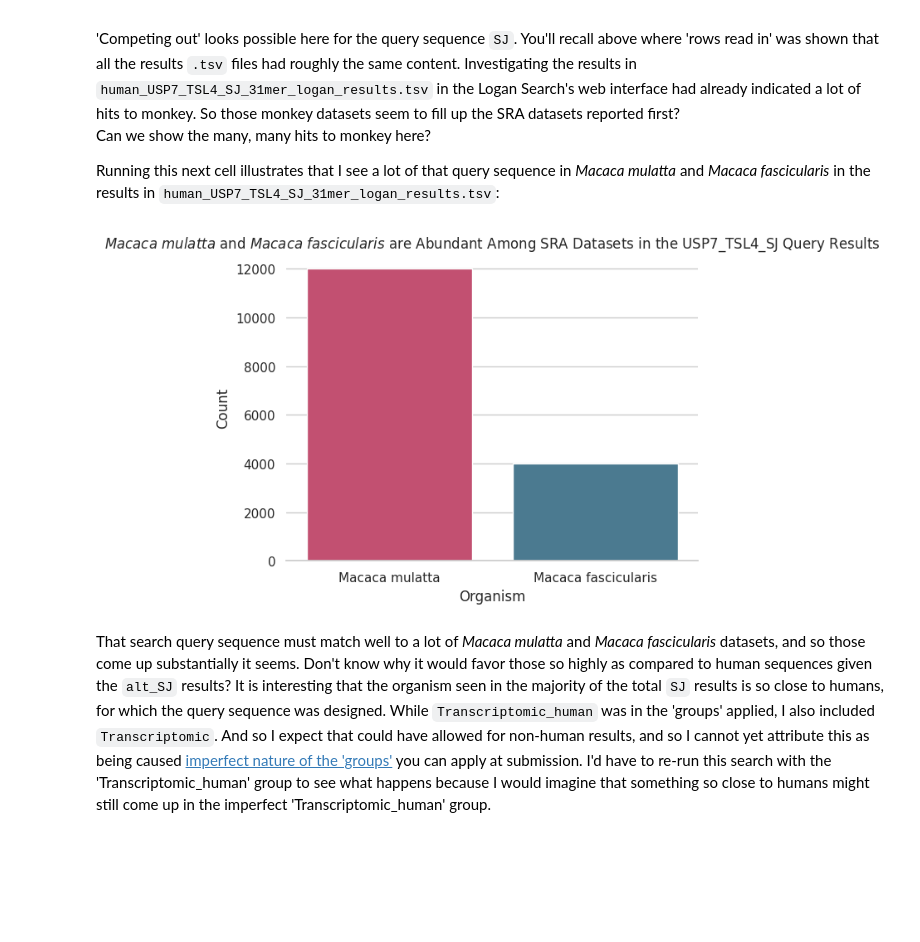
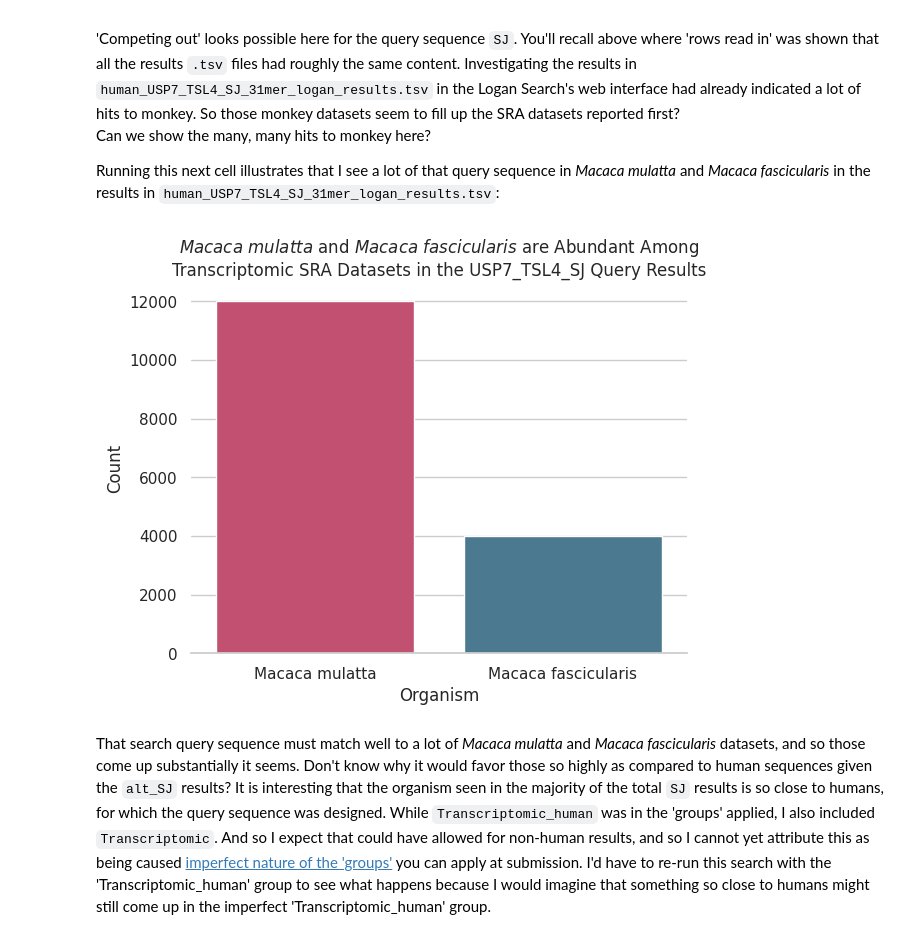
Before and after one commit to fomightez/logan_results_analysis-binder, a Jupyter notebook: notebooks/Working_with_Logan_Search_results_with_Python_in_Jupyter.ipynb, the cells around one changed output. Drawn from its saved outputs; the diff is of its cells as text; code cells hidden in the pictures; blank space fills up the shorter version.

Commit message:
highlight limited to transcriptomic groups

```diff
--- a/notebooks/Working_with_Logan_Search_results_with_Python_in_Jupyter.ipynb
+++ b/notebooks/Working_with_Logan_Search_results_with_Python_in_Jupyter.ipynb
@@ -190,32 +190,32 @@ Running this next cell illustrates that I see a lot of that query sequence in  *
 # %%
 # Look at *Macaca mulatta* and *Macaca fascicularis* in data for `USP7_TSL4_SJ`
 import seaborn as sns
 SJ_df = tags_and_dataframes_dict[1][1]
 
 import seaborn as sns
 import matplotlib.pyplot as plt
 
 # Filter the DataFrame
 filtered_df = SJ_df[SJ_df['organism'].isin(['Macaca mulatta', 'Macaca fascicularis'])]
 
 # Count occurrences of each organism
 organism_counts = filtered_df['organism'].value_counts()
 
 # Create the bar plot using seaborn
 #sns.barplot(x=organism_counts.index, y=organism_counts, hue=organism_counts.index, palette = sns.color_palette("Set2",2))
 #sns.barplot(x=organism_counts.index, y=organism_counts, hue=organism_counts.index, palette = sns.diverging_palette(220, 20, n=2))
 sns.set_theme(style="whitegrid")
 g = sns.barplot(x=organism_counts.index, y=organism_counts, hue=organism_counts.index, palette = sns.diverging_palette(0, 230, n=2))
 # Despine the plot (remove top and right spines and y-axis line)
 g.spines['top'].set_visible(False)
 g.spines['right'].set_visible(False)
 g.spines['left'].set_visible(False)
 plt.xlabel('Organism')
 plt.ylabel('Count')
-plt.title('$\mathit{Macaca\ mulatta}$ and $\mathit{Macaca\ fascicularis}$ are Abundant Among Transcriptomic SRA Datasets in the USP7_TSL4_SJ Query Results')
+plt.title('$\mathit{Macaca\ mulatta}$ and $\mathit{Macaca\ fascicularis}$ are Abundant Among\nTranscriptomic SRA Datasets in the USP7_TSL4_SJ Query Results')
 plt.show()
 # %% [output]
-[figure, old version]
+[figure, new version]
 # %% [markdown]
 That search query sequence must match well to a lot of *Macaca mulatta* and *Macaca fascicularis* datasets, and so those come up substantially it seems. Don't know why it would favor those so highly as compared to human sequences given the `alt_SJ` results? It is interesting that the organism seen in the majority of the total `SJ` results is so close to humans, for which the query sequence was designed. While `Transcriptomic_human` was in the 'groups' applied, I also included `Transcriptomic`. And so I expect that could have allowed for non-human results, and so I cannot yet attribute this as being caused [imperfect nature of the 'groups'](https://github.com/IndexThePlanet/LoganSearch/issues/8) you can apply at submission. I'd have to re-run this search with the 'Transcriptomic_human' group to see what happens because I would imagine that something so close to humans might still come up in the imperfect 'Transcriptomic_human' group.
 
```
Also changed, not shown: parts of 3 cells of this notebook, 1 other file.
